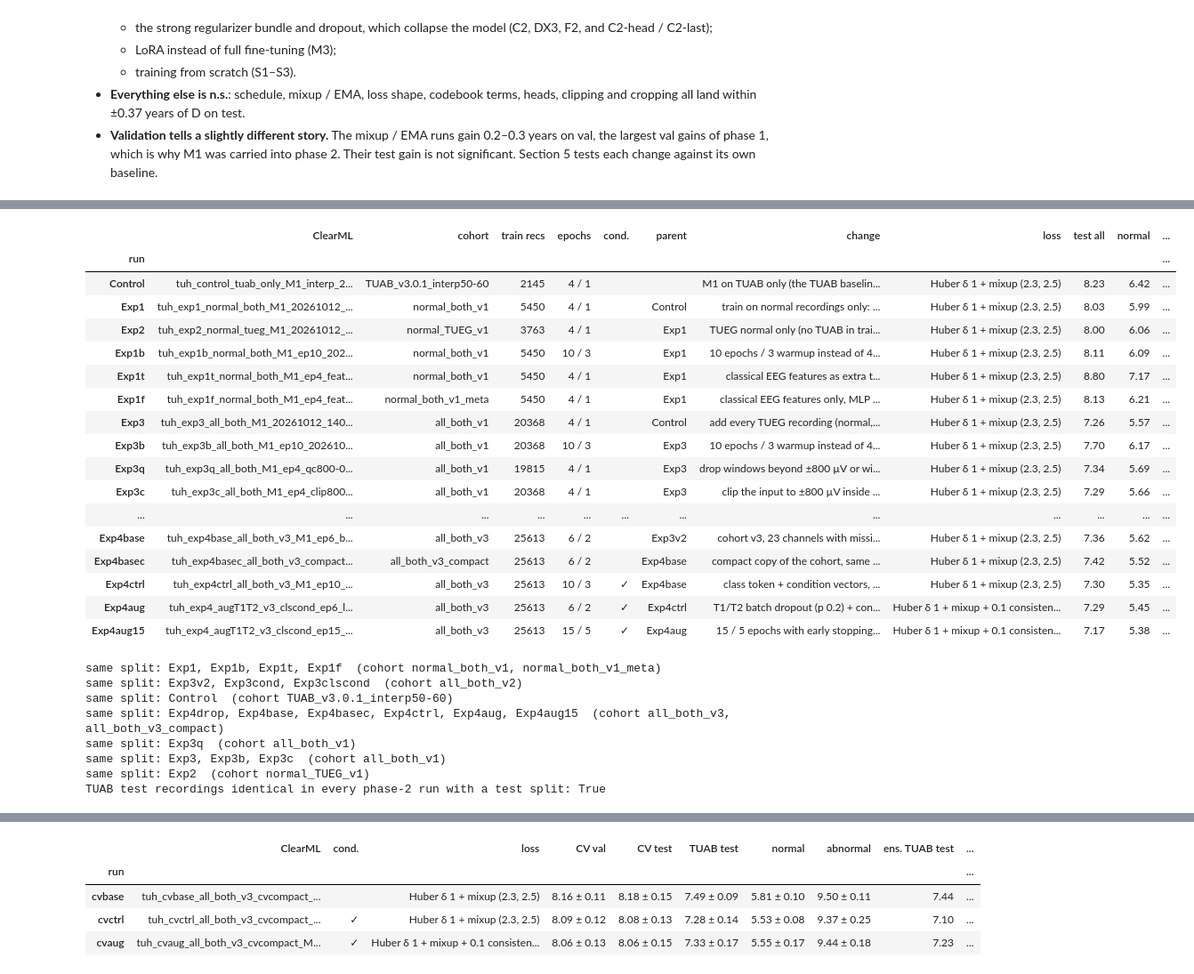
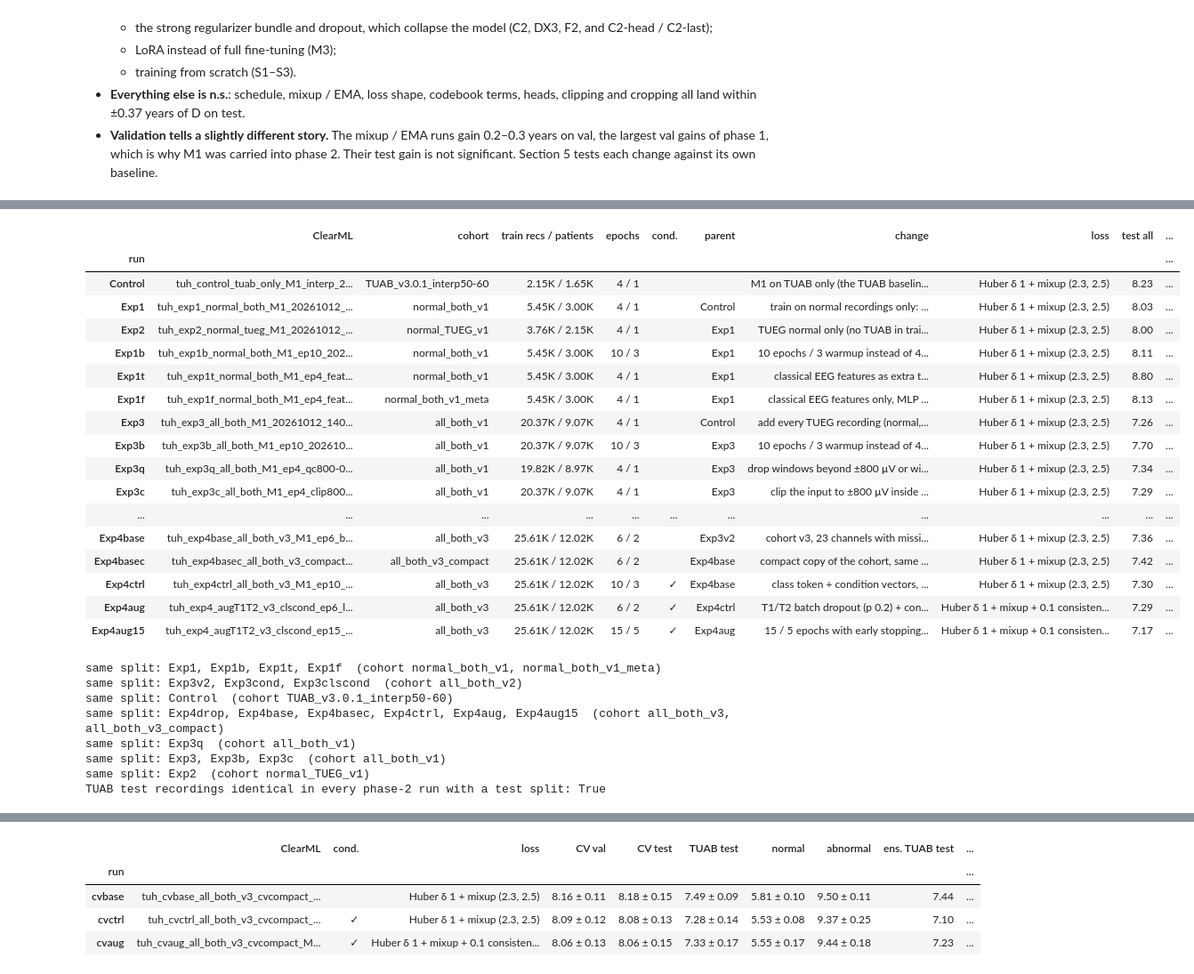
Before and after one commit to Neuro-Clalit/LaBraM, a Jupyter notebook: notebooks/brain_age_research_summary.ipynb, the cells around one changed output, grey strips where cells are left out. Shown at 89% size. Saved outputs shown, nothing was run; the diff lists cells and outputs as text; code cells hidden in the pictures.

```diff
--- a/notebooks/brain_age_research_summary.ipynb
+++ b/notebooks/brain_age_research_summary.ipynb
@@ -1462,49 +1537,48 @@ recordings, as for Table 2.2:
 # %%
 def cohort_metric(model, split, source, cohort, col="MAE"):
     s = coh[(coh.model == model) & (coh.split == split) & (coh.source == source) & (coh.cohort == cohort)]
     return float(s[col].iloc[0]) if len(s) else np.nan
 
 
 rows = []
 for e in rs.PHASE2:
     if e.name not in set(coh.model):
         continue
-    rows.append({"run": e.name, "ClearML": cml.link.get(e.name, "–"), "cohort": rs.display_name(e.cohort), "train recs": train_recs.get(e.name, np.nan), "epochs": f"{e.epochs} / {e.warmup}",
+    rows.append({"run": e.name, "ClearML": cml.link.get(e.name, "–"), "cohort": rs.display_name(e.cohort), "train recs / patients": k_size(train_recs.get(e.name, np.nan), train_pats.get(e.name, np.nan)), "epochs": f"{e.epochs} / {e.warmup}",
                  "cond.": "✓" if e.conditions else "", "parent": e.parent, "change": e.change, "loss": rs.run_loss(e.name),
                  "test all": cohort_metric(e.name, "test", "TUAB", "all"),
                  "normal": cohort_metric(e.name, "test", "TUAB", "normal"),
                  "abnormal": cohort_metric(e.name, "test", "TUAB", "abnormal"),
                  "R² normal": cohort_metric(e.name, "test", "TUAB", "normal", "R2"),
                  "TUEG val v2": cohort_metric(e.name, "val_v2", "TUEG", "all")})
 t22 = pd.DataFrame(rows).set_index("run")
-t22["train recs"] = t22["train recs"].astype("Int64")
-display(numbered_table(t22, "2.4", "Phase 2 runs"))
+display(numbered_table(t22, "2.5", "Phase 2 runs"))
 
 # split check: runs grouped by identical train/val/test recording lists
 p2 = [n for n in t22.index if n in split_sig.index]
 for sig, runs in split_sig.loc[p2].groupby(split_sig.loc[p2]).groups.items():
     print(f"same split: {', '.join(runs)}  (cohort {', '.join(sorted({rs.display_name(rs.EXPERIMENTS[r].cohort) for r in runs}))})")
 tests = {s.split("/")[2] for s in split_sig.loc[p2] if s.split("/")[2] != "-"}
 print(f"TUAB test recordings identical in every phase-2 run with a test split: {tests == {split_sig['D'].split('/')[2]}}")
 # %% [output]
-|  | ClearML | cohort | train recs | epochs | cond. | parent | change | loss | test all | normal | ... |
-| run |  |  |  |  |  |  |  |  |  |  | ... |
-| Control | tuh_control_tuab_only_M1_interp_2... | TUAB_v3.0.1_interp50-60 | 2145 | 4 / 1 |  |  | M1 on TUAB only (the TUAB baselin... | Huber δ 1 + mixup (2.3, 2.5) | 8.23 | 6.42 | ... |
-| Exp1 | tuh_exp1_normal_both_M1_20261012_... | normal_both_v1 | 5450 | 4 / 1 |  | Control | train on normal recordings only: ... | Huber δ 1 + mixup (2.3, 2.5) | 8.03 | 5.99 | ... |
-| Exp2 | tuh_exp2_normal_tueg_M1_20261012_... | normal_TUEG_v1 | 3763 | 4 / 1 |  | Exp1 | TUEG normal only (no TUAB in trai... | Huber δ 1 + mixup (2.3, 2.5) | 8.00 | 6.06 | ... |
-| Exp1b | tuh_exp1b_normal_both_M1_ep10_202... | normal_both_v1 | 5450 | 10 / 3 |  | Exp1 | 10 epochs / 3 warmup instead of 4... | Huber δ 1 + mixup (2.3, 2.5) | 8.11 | 6.09 | ... |
-| Exp1t | tuh_exp1t_normal_both_M1_ep4_feat... | normal_both_v1 | 5450 | 4 / 1 |  | Exp1 | classical EEG features as extra t... | Huber δ 1 + mixup (2.3, 2.5) | 8.80 | 7.17 | ... |
-| Exp1f | tuh_exp1f_normal_both_M1_ep4_feat... | normal_both_v1_meta | 5450 | 4 / 1 |  | Exp1 | classical EEG features only, MLP ... | Huber δ 1 + mixup (2.3, 2.5) | 8.13 | 6.21 | ... |
-| Exp3 | tuh_exp3_all_both_M1_20261012_140... | all_both_v1 | 20368 | 4 / 1 |  | Control | add every TUEG recording (normal,... | Huber δ 1 + mixup (2.3, 2.5) | 7.26 | 5.57 | ... |
-| Exp3b | tuh_exp3b_all_both_M1_ep10_202610... | all_both_v1 | 20368 | 10 / 3 |  | Exp3 | 10 epochs / 3 warmup instead of 4... | Huber δ 1 + mixup (2.3, 2.5) | 7.70 | 6.17 | ... |
-| Exp3q | tuh_exp3q_all_both_M1_ep4_qc800-0... | all_both_v1 | 19815 | 4 / 1 |  | Exp3 | drop windows beyond ±800 µV or wi... | Huber δ 1 + mixup (2.3, 2.5) | 7.34 | 5.69 | ... |
-| Exp3c | tuh_exp3c_all_both_M1_ep4_clip800... | all_both_v1 | 20368 | 4 / 1 |  | Exp3 | clip the input to ±800 µV inside ... | Huber δ 1 + mixup (2.3, 2.5) | 7.29 | 5.66 | ... |
-| ... | ... | ... | ... | ... | ... | ... | ... | ... | ... | ... | ... |
-| Exp4base | tuh_exp4base_all_both_v3_M1_ep6_b... | all_both_v3 | 25613 | 6 / 2 |  | Exp3v2 | cohort v3, 23 channels with missi... | Huber δ 1 + mixup (2.3, 2.5) | 7.36 | 5.62 | ... |
-| Exp4basec | tuh_exp4basec_all_both_v3_compact... | all_both_v3_compact | 25613 | 6 / 2 |  | Exp4base | compact copy of the cohort, same ... | Huber δ 1 + mixup (2.3, 2.5) | 7.42 | 5.52 | ... |
-| Exp4ctrl | tuh_exp4ctrl_all_both_v3_M1_ep10_... | all_both_v3 | 25613 | 10 / 3 | ✓ | Exp4base | class token + condition vectors, ... | Huber δ 1 + mixup (2.3, 2.5) | 7.30 | 5.35 | ... |
-| Exp4aug | tuh_exp4_augT1T2_v3_clscond_ep6_l... | all_both_v3 | 25613 | 6 / 2 | ✓ | Exp4ctrl | T1/T2 batch dropout (p 0.2) + con... | Huber δ 1 + mixup + 0.1 consisten... | 7.29 | 5.45 | ... |
-| Exp4aug15 | tuh_exp4_augT1T2_v3_clscond_ep15_... | all_both_v3 | 25613 | 15 / 5 | ✓ | Exp4aug | 15 / 5 epochs with early stopping... | Huber δ 1 + mixup + 0.1 consisten... | 7.17 | 5.38 | ... |
+|  | ClearML | cohort | train recs / patients | epochs | cond. | parent | change | loss | test all | ... |
+| run |  |  |  |  |  |  |  |  |  | ... |
+| Control | tuh_control_tuab_only_M1_interp_2... | TUAB_v3.0.1_interp50-60 | 2.15K / 1.65K | 4 / 1 |  |  | M1 on TUAB only (the TUAB baselin... | Huber δ 1 + mixup (2.3, 2.5) | 8.23 | ... |
+| Exp1 | tuh_exp1_normal_both_M1_20261012_... | normal_both_v1 | 5.45K / 3.00K | 4 / 1 |  | Control | train on normal recordings only: ... | Huber δ 1 + mixup (2.3, 2.5) | 8.03 | ... |
+| Exp2 | tuh_exp2_normal_tueg_M1_20261012_... | normal_TUEG_v1 | 3.76K / 2.15K | 4 / 1 |  | Exp1 | TUEG normal only (no TUAB in trai... | Huber δ 1 + mixup (2.3, 2.5) | 8.00 | ... |
+| Exp1b | tuh_exp1b_normal_both_M1_ep10_202... | normal_both_v1 | 5.45K / 3.00K | 10 / 3 |  | Exp1 | 10 epochs / 3 warmup instead of 4... | Huber δ 1 + mixup (2.3, 2.5) | 8.11 | ... |
+| Exp1t | tuh_exp1t_normal_both_M1_ep4_feat... | normal_both_v1 | 5.45K / 3.00K | 4 / 1 |  | Exp1 | classical EEG features as extra t... | Huber δ 1 + mixup (2.3, 2.5) | 8.80 | ... |
+| Exp1f | tuh_exp1f_normal_both_M1_ep4_feat... | normal_both_v1_meta | 5.45K / 3.00K | 4 / 1 |  | Exp1 | classical EEG features only, MLP ... | Huber δ 1 + mixup (2.3, 2.5) | 8.13 | ... |
+| Exp3 | tuh_exp3_all_both_M1_20261012_140... | all_both_v1 | 20.37K / 9.07K | 4 / 1 |  | Control | add every TUEG recording (normal,... | Huber δ 1 + mixup (2.3, 2.5) | 7.26 | ... |
+| Exp3b | tuh_exp3b_all_both_M1_ep10_202610... | all_both_v1 | 20.37K / 9.07K | 10 / 3 |  | Exp3 | 10 epochs / 3 warmup instead of 4... | Huber δ 1 + mixup (2.3, 2.5) | 7.70 | ... |
+| Exp3q | tuh_exp3q_all_both_M1_ep4_qc800-0... | all_both_v1 | 19.82K / 8.97K | 4 / 1 |  | Exp3 | drop windows beyond ±800 µV or wi... | Huber δ 1 + mixup (2.3, 2.5) | 7.34 | ... |
+| Exp3c | tuh_exp3c_all_both_M1_ep4_clip800... | all_both_v1 | 20.37K / 9.07K | 4 / 1 |  | Exp3 | clip the input to ±800 µV inside ... | Huber δ 1 + mixup (2.3, 2.5) | 7.29 | ... |
+| ... | ... | ... | ... | ... | ... | ... | ... | ... | ... | ... |
+| Exp4base | tuh_exp4base_all_both_v3_M1_ep6_b... | all_both_v3 | 25.61K / 12.02K | 6 / 2 |  | Exp3v2 | cohort v3, 23 channels with missi... | Huber δ 1 + mixup (2.3, 2.5) | 7.36 | ... |
+| Exp4basec | tuh_exp4basec_all_both_v3_compact... | all_both_v3_compact | 25.61K / 12.02K | 6 / 2 |  | Exp4base | compact copy of the cohort, same ... | Huber δ 1 + mixup (2.3, 2.5) | 7.42 | ... |
+| Exp4ctrl | tuh_exp4ctrl_all_both_v3_M1_ep10_... | all_both_v3 | 25.61K / 12.02K | 10 / 3 | ✓ | Exp4base | class token + condition vectors, ... | Huber δ 1 + mixup (2.3, 2.5) | 7.30 | ... |
+| Exp4aug | tuh_exp4_augT1T2_v3_clscond_ep6_l... | all_both_v3 | 25.61K / 12.02K | 6 / 2 | ✓ | Exp4ctrl | T1/T2 batch dropout (p 0.2) + con... | Huber δ 1 + mixup + 0.1 consisten... | 7.29 | ... |
+| Exp4aug15 | tuh_exp4_augT1T2_v3_clscond_ep15_... | all_both_v3 | 25.61K / 12.02K | 15 / 5 | ✓ | Exp4aug | 15 / 5 epochs with early stopping... | Huber δ 1 + mixup + 0.1 consisten... | 7.17 | ... |
 same split: Exp1, Exp1b, Exp1t, Exp1f  (cohort normal_both_v1, normal_both_v1_meta)
 same split: Exp3v2, Exp3cond, Exp3clscond  (cohort all_both_v2)
 same split: Control  (cohort TUAB_v3.0.1_interp50-60)
```
Also changed, not shown: parts of 21 cells of this notebook, 6 other files.
